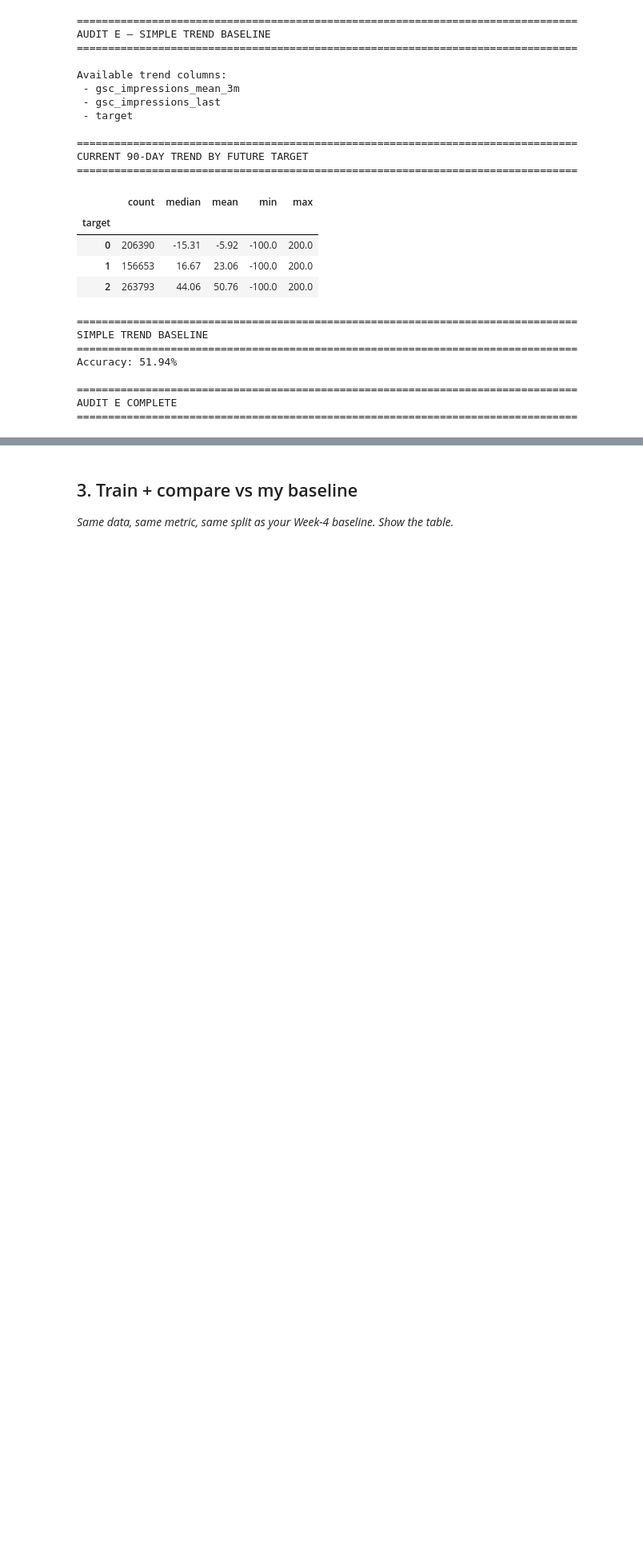
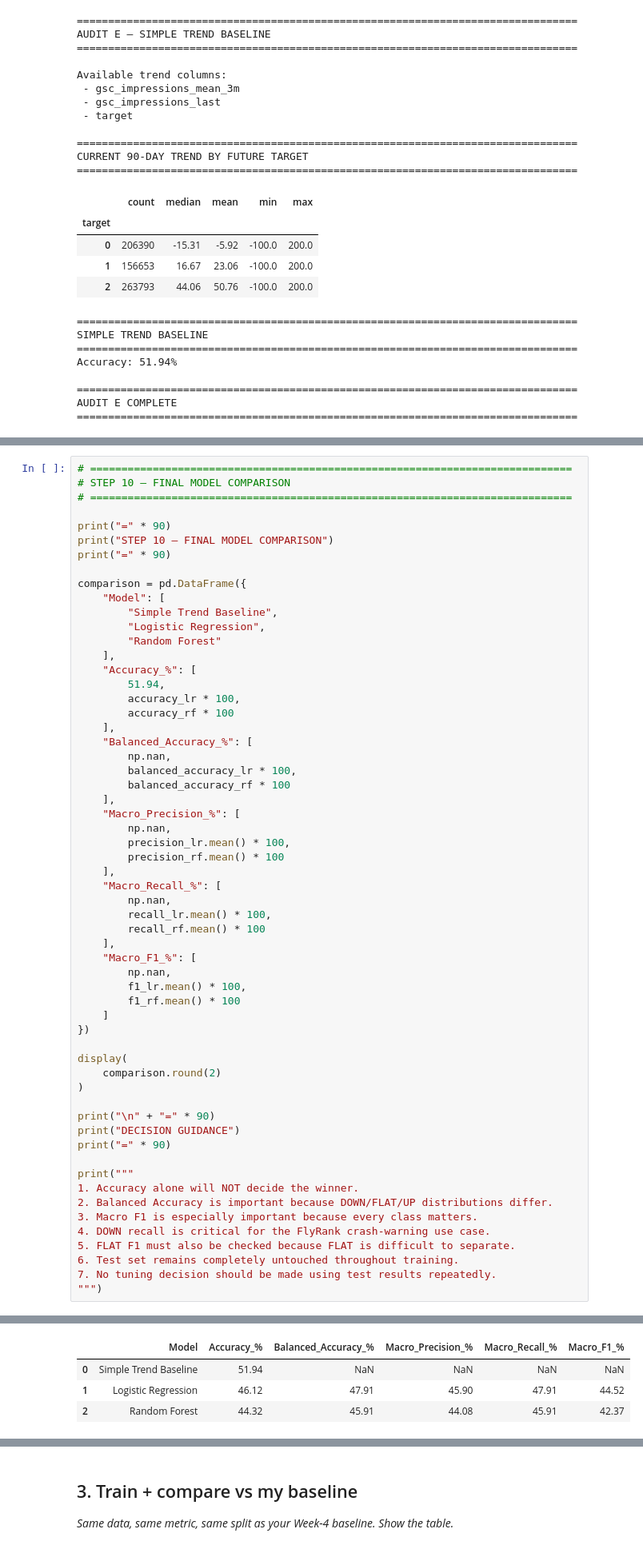
Before and after one commit to MuhammadOkasha004/flyrank-ml-internship-work, a Jupyter notebook: work/notebooks/w05_model.ipynb, the cells around one changed output, grey strips where cells are left out. Shown at 80% size. Drawn from its saved outputs; the diff is of its cells as text; blank space fills up the shorter version.

```diff
--- a/work/notebooks/w05_model.ipynb
+++ b/work/notebooks/w05_model.ipynb
@@ -4626,0 +7453,60 @@ AUDIT E COMPLETE
+# %%
+# =============================================================================
+# STEP 10 — FINAL MODEL COMPARISON
+# =============================================================================
+
+print("=" * 90)
+print("STEP 10 — FINAL MODEL COMPARISON")
+print("=" * 90)
+
+comparison = pd.DataFrame({
+    "Model": [
+        "Simple Trend Baseline",
+        "Logistic Regression",
+        "Random Forest"
+    ],
+    "Accuracy_%": [
+        51.94,
+        accuracy_lr * 100,
+        accuracy_rf * 100
+    ],
+    "Balanced_Accuracy_%": [
+        np.nan,
+        balanced_accuracy_lr * 100,
+        balanced_accuracy_rf * 100
+    ],
+    "Macro_Precision_%": [
+        np.nan,
+        precision_lr.mean() * 100,
+        precision_rf.mean() * 100
+    ],
+    "Macro_Recall_%": [
+        np.nan,
+        recall_lr.mean() * 100,
+        recall_rf.mean() * 100
+    ],
+    "Macro_F1_%": [
+        np.nan,
+        f1_lr.mean() * 100,
+        f1_rf.mean() * 100
+    ]
+})
+
+display(
+    comparison.round(2)
+)
+
+print("\n" + "=" * 90)
+print("DECISION GUIDANCE")
+print("=" * 90)
+
+print("""
+1. Accuracy alone will NOT decide the winner.
+2. Balanced Accuracy is important because DOWN/FLAT/UP distributions differ.
+3. Macro F1 is especially important because every class matters.
+4. DOWN recall is critical for the FlyRank crash-warning use case.
+5. FLAT F1 must also be checked because FLAT is difficult to separate.
+6. Test set remains completely untouched throughout training.
+7. No tuning decision should be made using test results repeatedly.
+""")
+# %% [output]
@@ -4626,0 +7516,4 @@ AUDIT E COMPLETE
+|  | Model | Accuracy_% | Balanced_Accuracy_% | Macro_Precision_% | Macro_Recall_% | Macro_F1_% |
+| 0 | Simple Trend Baseline | 51.94 | NaN | NaN | NaN | NaN |
+| 1 | Logistic Regression | 46.12 | 47.91 | 45.90 | 47.91 | 44.52 |
+| 2 | Random Forest | 44.32 | 45.91 | 44.08 | 45.91 | 42.37 |
```
Also changed, not shown: parts of 46 cells of this notebook.
